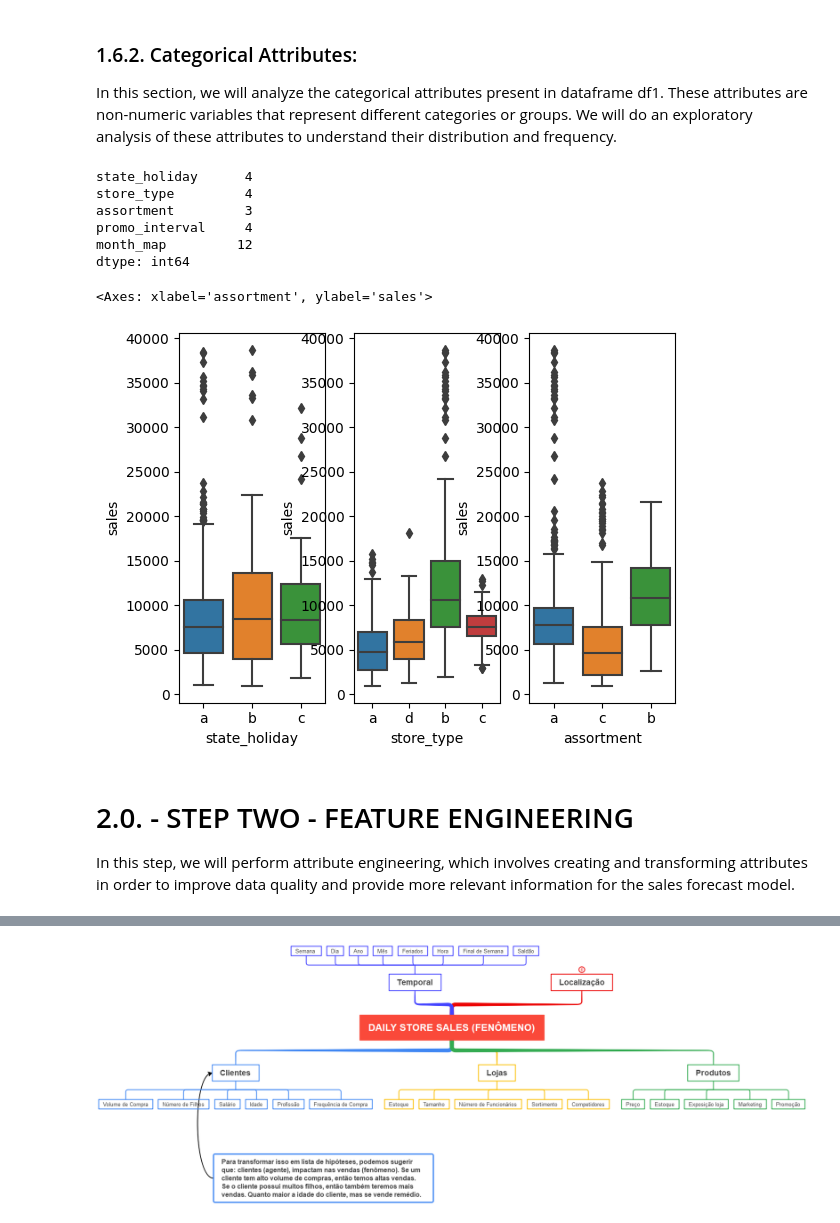
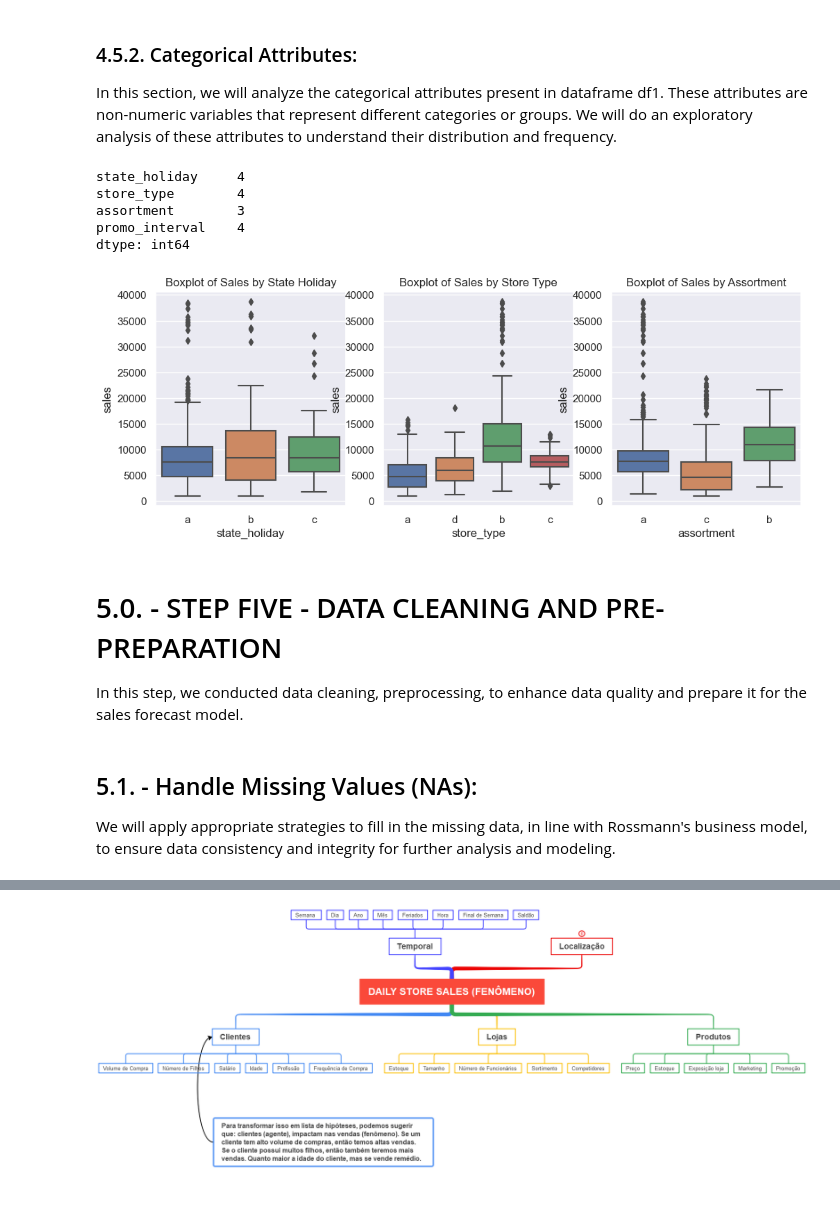
Before and after one commit to Emerson-C-Oliveira/project_forecast_sales, a Jupyter notebook: projeto_rossmann.ipynb, the cells around one changed output, grey strips where cells are left out. Drawn from its saved outputs; the diff is of its cells as text; code cells hidden in the pictures.

Commit message:
Improvement in the project code

```diff
--- a/projeto_rossmann.ipynb
+++ b/projeto_rossmann.ipynb
@@ -293,0 +175,16 @@ In this section, we will perform descriptive statistical analysis on the numeric
+# %%
+# Original column names before renaming
+cols_old = ['Store', 'DayOfWeek', 'Date', 'Sales', 'Customers', 'Open', 'Promo',
+            'StateHoliday', 'SchoolHoliday', 'StoreType', 'Assortment',
+            'CompetitionDistance', 'CompetitionOpenSinceMonth',
+            'CompetitionOpenSinceYear', 'Promo2', 'Promo2SinceWeek',
+            'Promo2SinceYear', 'PromoInterval']
+
+# Function to convert names to snake_case
+snakecase = lambda x: inflection.underscore(x)
+
+# New column names after renaming
+cols_new = list(map(snakecase, cols_old))
+
+# Rename the DataFrame columns using the new names
+df1.columns = cols_new
@@ -332,29 +310,41 @@ sns.distplot( df1['competition_distance'], kde=False )
 # %% [markdown]
-### 1.6.2. Categorical Attributes:
+### 4.5.2. Categorical Attributes:
 In this section, we will analyze the categorical attributes present in dataframe df1. These attributes are non-numeric variables that represent different categories or groups. We will do an exploratory analysis of these attributes to understand their distribution and frequency.
-# %%
-cat_attributes.apply( lambda x: x.unique().shape[0] )
-# %% [output]
-state_holiday      4
-store_type         4
-assortment         3
-promo_interval     4
-month_map         12
-dtype: int64
+# %%
+# Apply the lambda function to count the number of unique values in each categorical attribute
+cat_attributes.apply(lambda x: x.unique().shape[0])
+# %% [output]
+state_holiday     4
+store_type        4
+assortment        3
+promo_interval    4
+dtype: int64
 # %%
-aux = df1[(df1['state_holiday'] != '0') & (df1['sales'] > 0)]
+# Select rows where 'state_holiday' is different from '0' and 'sales' is greater than 0
+aux1 = df1[(df1['state_holiday'] != '0') & (df1['sales'] > 0)]
 
-plt.subplot( 1, 3, 1 )
-sns.boxplot( x='state_holiday', y='sales', data=aux )
+# Set the size of the plot figure
+plt.figure(figsize=(12, 4))
 
-plt.subplot( 1, 3, 2 )
-sns.boxplot( x='store_type', y='sales', data=aux )
+# Subplot 1: Boxplot of 'sales' in relation to 'state_holiday'
+plt.subplot(1, 3, 1)
+sns.boxplot(x='state_holiday', y='sales', data=aux1)
+plt.title('Boxplot of Sales by State Holiday')
 
-plt.subplot( 1, 3, 3 )
-sns.boxplot( x='assortment', y='sales', data=aux )
+# Subplot 2: Boxplot of 'sales' in relation to 'store_type'
+plt.subplot(1, 3, 2)
+sns.boxplot(x='store_type', y='sales', data=aux1)
+plt.title('Boxplot of Sales by Store Type')
+
+# Subplot 3: Boxplot of 'sales' in relation to 'assortment'
+plt.subplot(1, 3, 3)
+sns.boxplot(x='assortment', y='sales', data=aux1)
+plt.title('Boxplot of Sales by Assortment')
+
+# Show the plots
+plt.show()
 # %% [output]
-<Axes: xlabel='assortment', ylabel='sales'>
-[figure, old version]
+[figure, new version]
 # %% [markdown]
-# 2.0. - STEP TWO - FEATURE ENGINEERING
-In this step, we will perform attribute engineering, which involves creating and transforming attributes in order to improve data quality and provide more relevant information for the sales forecast model.
+# 5.0. - STEP FIVE - DATA CLEANING AND PRE-PREPARATION
+In this step, we conducted data cleaning, preprocessing,  to enhance data quality and prepare it for the sales forecast model.
@@ -362,0 +355,3 @@ df2 = df1.copy()
+# %% [markdown]
+## 5.1. - Handle Missing Values (NAs):
+ We will apply appropriate strategies to fill in the missing data, in line with Rossmann's business model, to ensure data consistency and integrity for further analysis and modeling.
```
Also changed, not shown: parts of 252 cells of this notebook, 10 other files.
